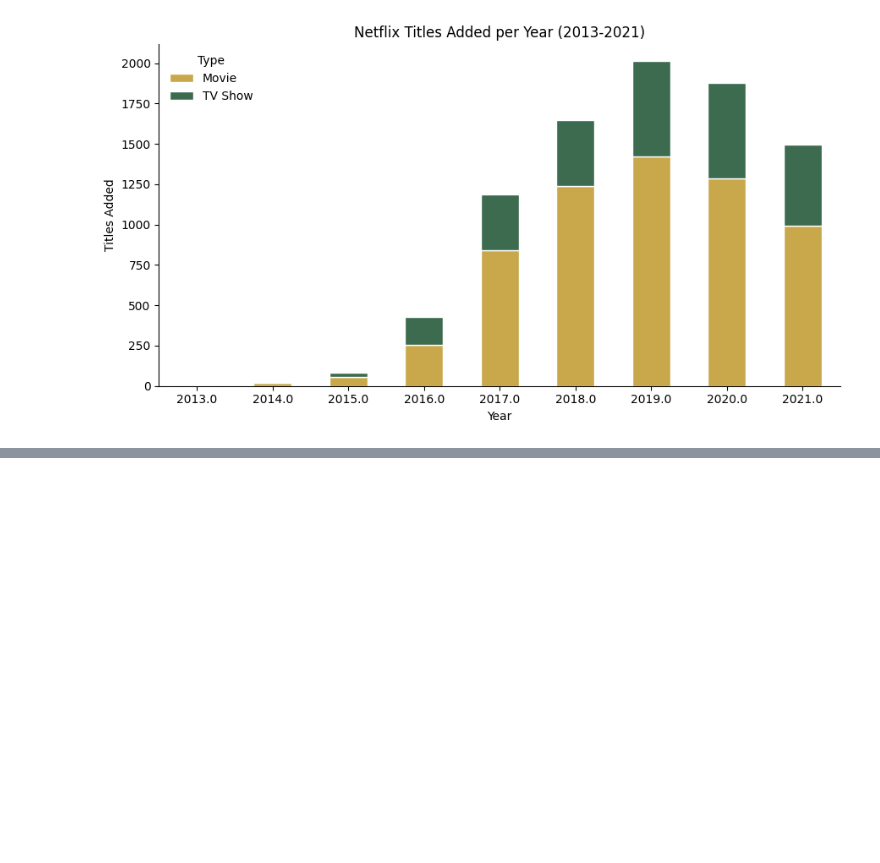
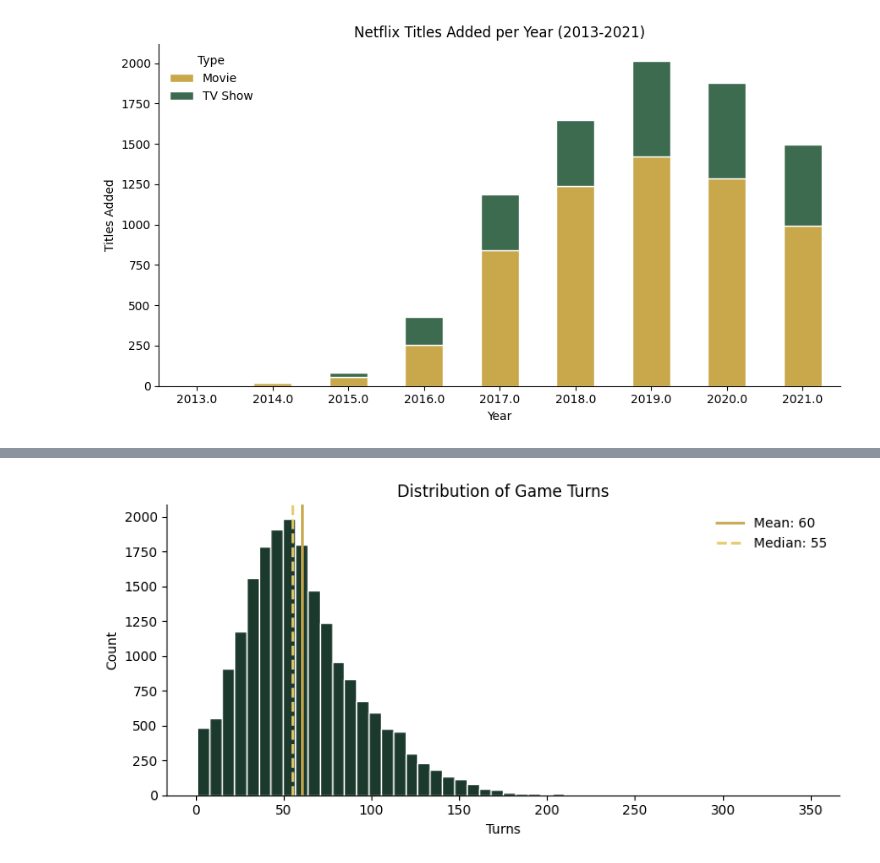
Before and after one commit to dina-masry/Chess_game, a Jupyter notebook: notebooks/01_explore.ipynb, the cells around one changed output, grey strips where cells are left out. Saved outputs shown, nothing was run; the diff lists cells and outputs as text; code cells hidden in the pictures; blank space fills up the shorter version.

```diff
--- a/notebooks/01_explore.ipynb
+++ b/notebooks/01_explore.ipynb
@@ -230,3 +240,7 @@ Name: proportion, dtype: float64
+# %%
+from clean_chess import clean_chess
+games_cleaned = clean_chess(games_df)
+games_cleaned.to_csv('../data/processed/chess_games_clean.csv', index= False)
 # %% [markdown]
 # Load , Explore and Clean players_registry
 # %%
@@ -755,0 +906,19 @@ plt.savefig('../output/stacked_year.png', dpi=150, bbox_inches='tight')
+# %%
+import matplotlib.pyplot as plt
+
+# ── PLOT TURNS ─────────────────────────────────────
+fig, ax = plt.subplots(figsize=(8, 4))
+ax.hist(games_cleaned['turns'], bins=50, color='#1B3A2D', edgecolor='white')
+ax.axvline(games_cleaned['turns'].mean(), color='#C9A84C', lw=2,
+           label=f"Mean: {games_cleaned['turns'].mean():.0f}")
+ax.axvline(games_cleaned['turns'].median(), color='#E8C96A', lw=2, ls='--',
+           label=f"Median: {games_cleaned['turns'].median():.0f}")
+ax.set_title('Distribution of Game Turns')
+ax.set_xlabel('Turns')
+ax.set_ylabel('Count')
+ax.legend(frameon=False)
+ax.spines[['top','right']].set_visible(False)
+fig.tight_layout()
+plt.savefig('../output/AQ1_turns_dist.png', dpi=150, bbox_inches='tight')
+# %% [output]
+[figure, added]
```
Also changed, not shown: parts of 33 cells of this notebook, 5 other files.
